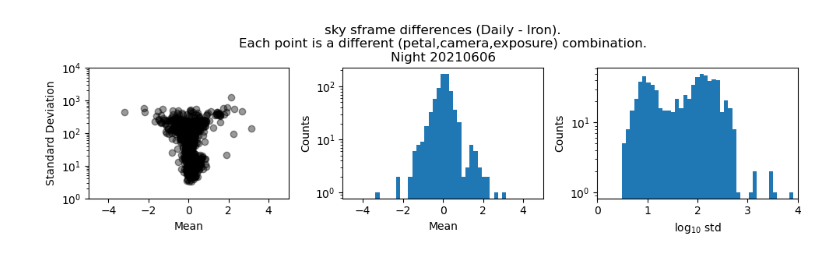
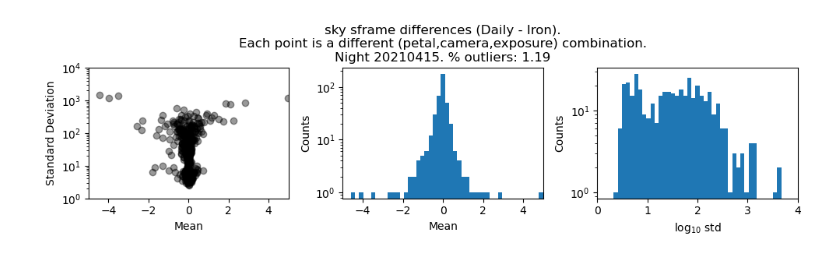
Before and after one commit to forero/desidatavalidation, a Jupyter notebook: nb/compare_sframes.ipynb, the cells around one changed output. Saved outputs shown, nothing was run; the diff lists cells and outputs as text; code cells hidden in the pictures.

Commit message:
added nights for iron

```diff
--- a/nb/compare_sframes.ipynb
+++ b/nb/compare_sframes.ipynb
@@ -92,3 +88,3 @@ data_comparison_release_vs_daily(iron_path, daily_path, date)
 # %%
-date = 20220430
-data_comparison_release_vs_daily(iron_path, daily_path, date)
+#date = 20220430
+#data_comparison_release_vs_daily(iron_path, daily_path, date)
@@ -113,3 +91,3 @@ data_comparison_release_vs_daily(iron_path, daily_path, date)
 # %%
-date = 20210606
-data_comparison_release_vs_daily(iron_path, daily_path, date)
+#date = 20210606
+#data_comparison_release_vs_daily(iron_path, daily_path, date)
@@ -134,3 +94,3 @@ data_comparison_release_vs_daily(iron_path, daily_path, date)
 # %%
-date = 20211111
-data_comparison_release_vs_daily(iron_path, daily_path, date)
+#date = 20211111
+#data_comparison_release_vs_daily(iron_path, daily_path, date)
@@ -155,8 +97,10 @@ data_comparison_release_vs_daily(iron_path, daily_path, date)
 # %%
 #plot
-def plot_differences(date):
+def plot_differences(date, data_path="../data/"):
     plt.figure(figsize=(10,3))
-    diff_files = glob.glob('sky_diff_sframe_{}_*'.format(date))
+    diff_files = glob.glob(os.path.join(data_path, 'sky_diff_sframe_{}_*'.format(date)))
+
+
 
     mean = []
     std = []
@@ -166,6 +110,10 @@ def plot_differences(date):
         std = std+list(sky_diff['diff_std'])
     mean = np.array(mean)
     std = np.array(std)
+
+    outlier = (np.abs(mean)>4.0) & (std>2E3)
+    n_outlier = np.count_nonzero(outlier)
+    n_total = len(mean)
 
     plt.subplot(1,3,1)
     plt.semilogy()
@@ -180,7 +128,7 @@ def plot_differences(date):
     plt.hist(mean, bins=np.linspace(-5,5), log=True)
     A = 'sky sframe differences (Daily - Iron).\n'
     B = 'Each point is a different (petal,camera,exposure) combination.\n'
-    plt.title( A+B+'Night {}'.format(date))
+    plt.title( A+B+'Night {}. % outliers: {:.2f}'.format(date, 100*n_outlier/n_total))
     plt.xlabel('Mean')
     plt.ylabel('Counts')
     plt.xlim(-5,5)
@@ -196,6 +144,6 @@ def plot_differences(date):
     plt.savefig('ssframe_diff_daily-iron_{}.jpg'.format(date))
     return mean, std
 # %%
-a = plot_differences(20210606)
+a = plot_differences(20210415)
 # %% [output]
-[figure, old version]
+[figure, new version]
```
Also changed, not shown: parts of 15 cells of this notebook.
